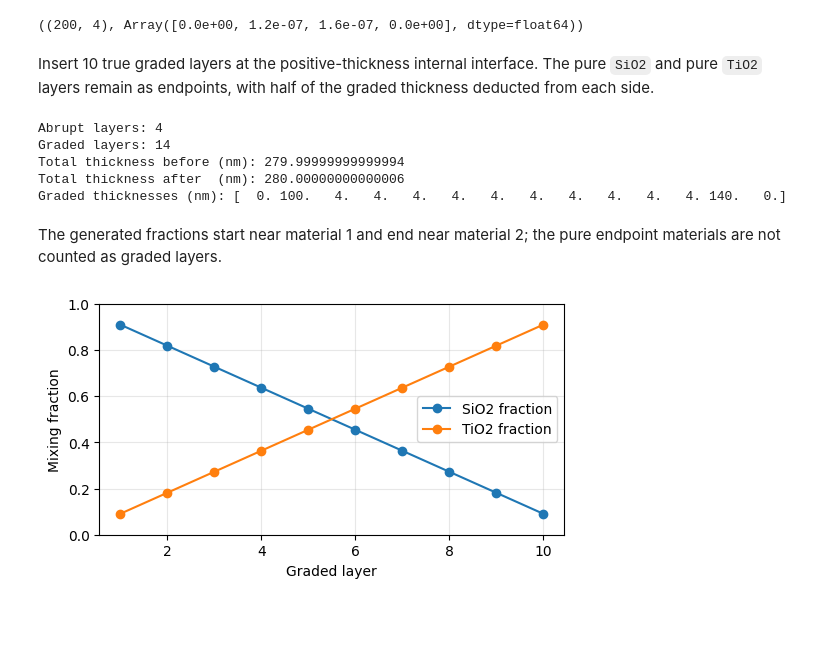
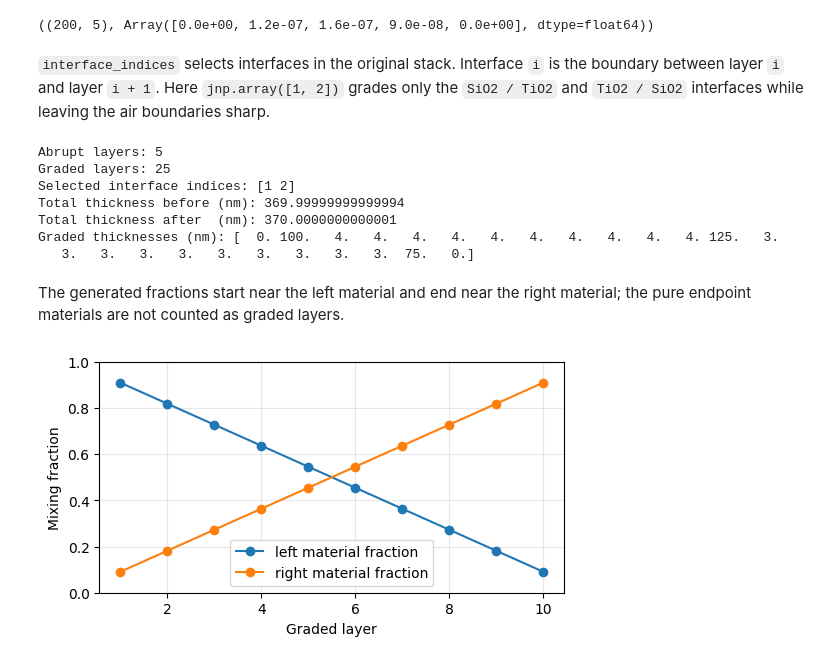
Before and after one commit to JaxLayerLumos/JaxLayerLumos, a Jupyter notebook: examples/graded-layers.ipynb, the cells around one changed output. Saved outputs shown, nothing was run; the diff lists cells and outputs as text; code cells hidden in the pictures; blank space fills up the shorter version.

Commit message:
Add graded layer interface_indices example and stack visualization

```diff
--- a/examples/graded-layers.ipynb
+++ b/examples/graded-layers.ipynb
@@ -26,52 +27,58 @@ num_wavelengths = 200
 wavelengths = jnp.linspace(400e-9, 800e-9, num_wavelengths)
 frequencies = utils_spectra.convert_wavelengths_to_frequencies(wavelengths)
 
-materials = ["Air", "SiO2", "TiO2", "Air"]
+materials = ["Air", "SiO2", "TiO2", "SiO2", "Air"]
+internal_thicknesses = jnp.array([120e-9, 160e-9, 90e-9])
+thicknesses_abrupt = utils_layers.get_thicknesses_surrounded_by_air(
+    internal_thicknesses
+)
 n_k_abrupt = utils_materials.get_n_k(materials, frequencies)
-thicknesses_abrupt = utils_layers.get_thicknesses_surrounded_by_air(
-    jnp.array([120e-9, 160e-9])
-)
 
 n_k_abrupt.shape, thicknesses_abrupt
 # %% [output]
-((200, 4), Array([0.0e+00, 1.2e-07, 1.6e-07, 0.0e+00], dtype=float64))
+((200, 5), Array([0.0e+00, 1.2e-07, 1.6e-07, 9.0e-08, 0.0e+00], dtype=float64))
-# %% [markdown]
-Insert 10 true graded layers at the positive-thickness internal interface. The pure `SiO2` and pure `TiO2` layers remain as endpoints, with half of the graded thickness deducted from each side.
+# %% [markdown]
+`interface_indices` selects interfaces in the original stack. Interface `i` is the boundary between layer `i` and layer `i + 1`. Here `jnp.array([1, 2])` grades only the `SiO2 / TiO2` and `TiO2 / SiO2` interfaces while leaving the air boundaries sharp.
 # %%
 num_graded_layers = 10
-grade_thickness = 40e-9
+interface_indices = jnp.array([1, 2])
+grade_thicknesses = jnp.array([40e-9, 30e-9])
 
 n_k_graded, thicknesses_graded = utils_graded_layers.get_graded_layers(
     n_k_abrupt,
     thicknesses_abrupt,
     num_graded_layers=num_graded_layers,
-    grade_thickness=grade_thickness,
+    grade_thickness=grade_thicknesses,
+    interface_indices=interface_indices,
 )
 
 print("Abrupt layers:", n_k_abrupt.shape[1])
 print("Graded layers:", n_k_graded.shape[1])
+print("Selected interface indices:", interface_indices)
 print("Total thickness before (nm):", utils_units.convert_m_to_nm(jnp.sum(thicknesses_abrupt)))
 print("Total thickness after  (nm):", utils_units.convert_m_to_nm(jnp.sum(thicknesses_graded)))
 print("Graded thicknesses (nm):", utils_units.convert_m_to_nm(thicknesses_graded))
 # %% [output]
-Abrupt layers: 4
-Graded layers: 14
-Total thickness before (nm): 279.99999999999994
-Total thickness after  (nm): 280.00000000000006
-Graded thicknesses (nm): [  0. 100.   4.   4.   4.   4.   4.   4.   4.   4.   4.   4. 140.   0.]
+Abrupt layers: 5
+Graded layers: 25
+Selected interface indices: [1 2]
+Total thickness before (nm): 369.99999999999994
+Total thickness after  (nm): 370.0000000000001
+Graded thicknesses (nm): [  0. 100.   4.   4.   4.   4.   4.   4.   4.   4.   4.   4. 125.   3.
+   3.   3.   3.   3.   3.   3.   3.   3.   3.  75.   0.]
 # %% [markdown]
-The generated fractions start near material 1 and end near material 2; the pure endpoint materials are not counted as graded layers.
+The generated fractions start near the left material and end near the right material; the pure endpoint materials are not counted as graded layers.
 # %%
 material_2_fraction = utils_graded_layers.get_mixing_ratios(num_graded_layers)
 
 fig, ax = plt.subplots(figsize=(6, 3))
 layer_numbers = jnp.arange(1, num_graded_layers + 1)
-ax.plot(layer_numbers, 1 - material_2_fraction, "o-", label="SiO2 fraction")
-ax.plot(layer_numbers, material_2_fraction, "o-", label="TiO2 fraction")
+ax.plot(layer_numbers, 1 - material_2_fraction, "o-", label="left material fraction")
+ax.plot(layer_numbers, material_2_fraction, "o-", label="right material fraction")
 ax.set_xlabel("Graded layer")
 ax.set_ylabel("Mixing fraction")
 ax.set_ylim(0, 1)
 ax.legend()
 ax.grid(True, alpha=0.3)
 # %% [output]
-[figure, old version]
+[figure, new version]
```
Also changed, not shown: parts of 6 cells of this notebook, 1 other file.
